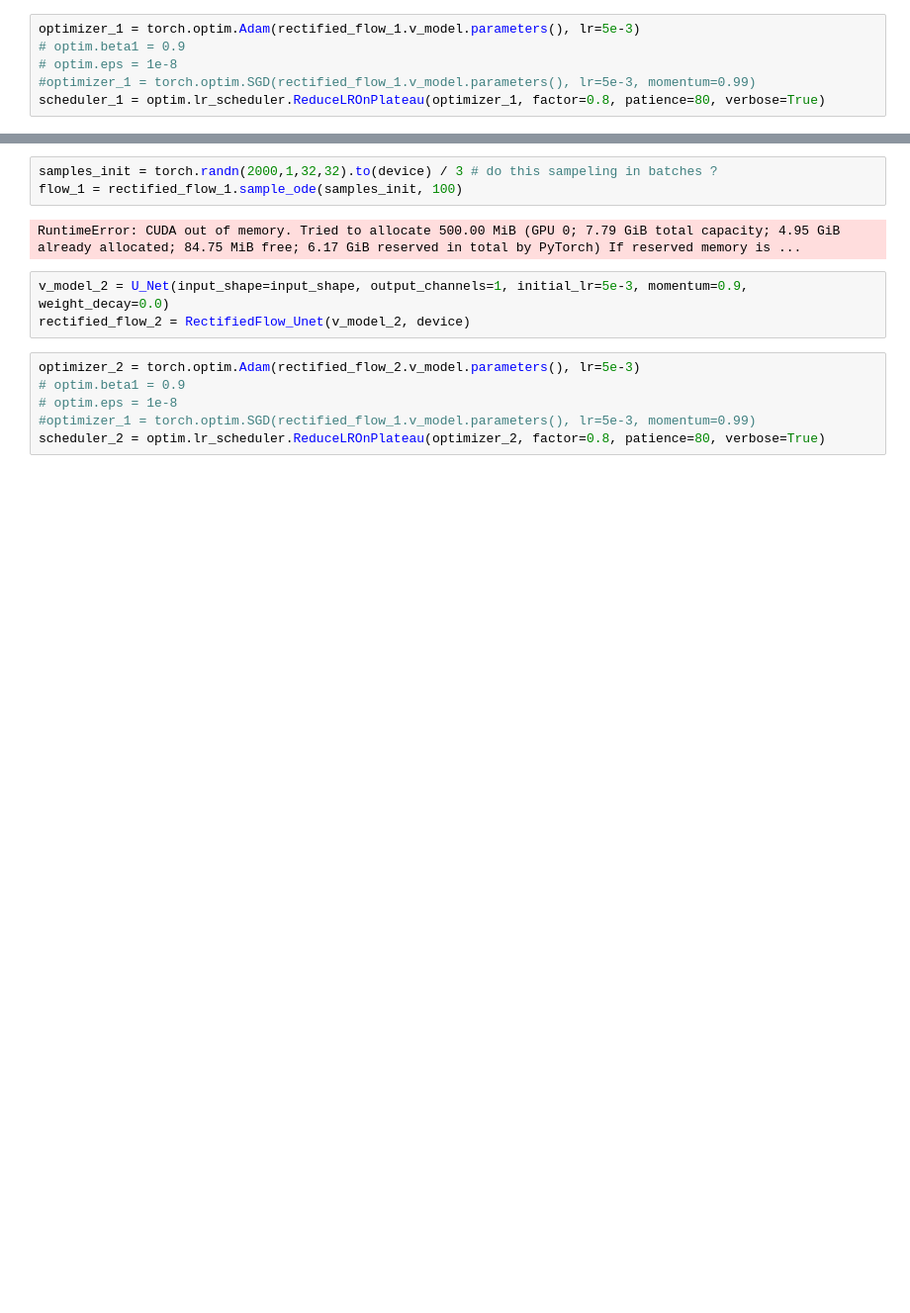
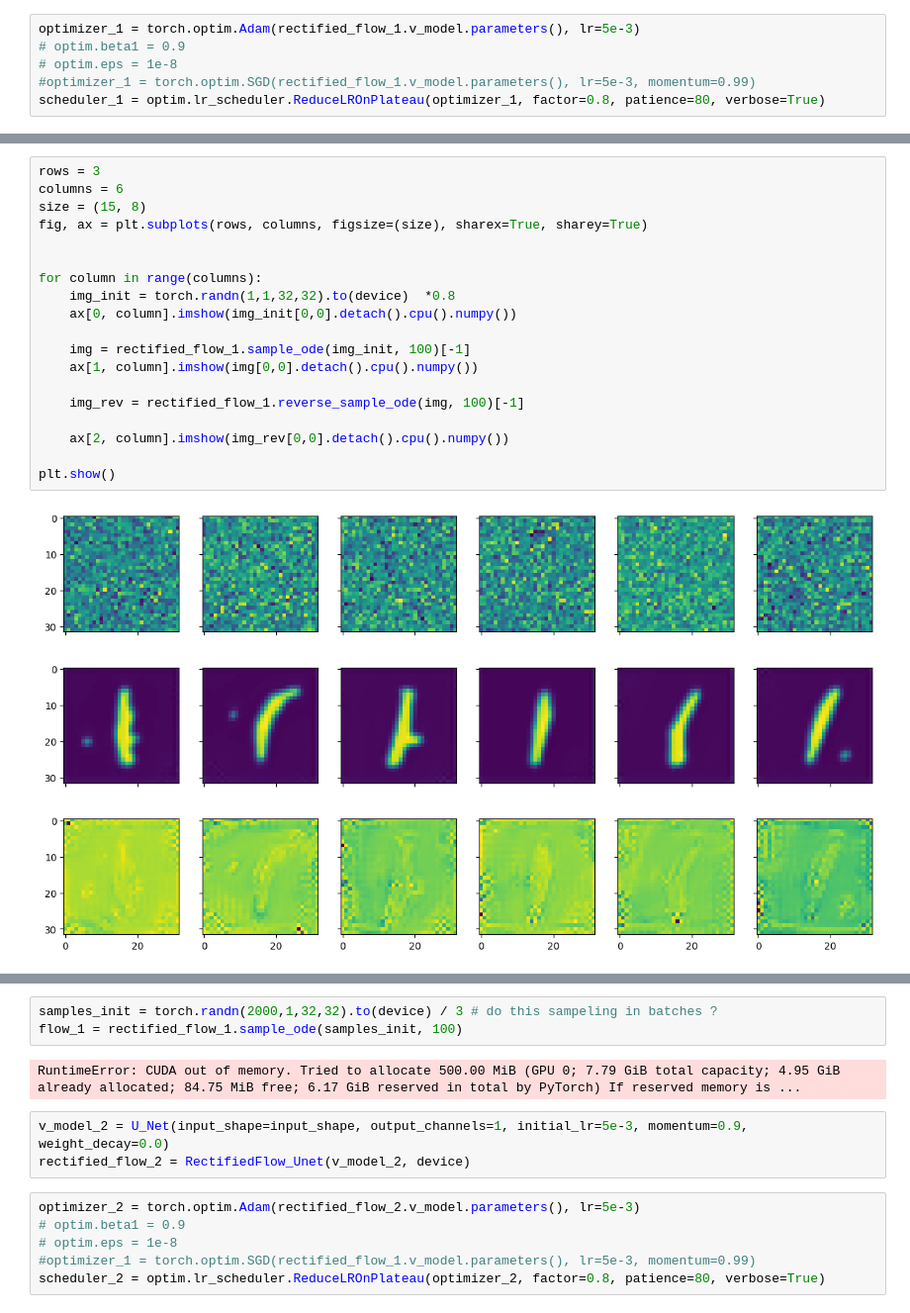
Before and after one commit to HeiseMax/RectifiedFlow, a Jupyter notebook: MNIST_1a4_Unet_big.ipynb, the cells around one changed output, grey strips where cells are left out. Shown at 99% size. Drawn from its saved outputs; the diff is of its cells as text; blank space fills up the shorter version.

```diff
--- a/MNIST_1a4_Unet_big.ipynb
+++ b/MNIST_1a4_Unet_big.ipynb
@@ -133,0 +156,21 @@ plt.show()
+# %%
+rows = 3
+columns = 6
+size = (15, 8)
+fig, ax = plt.subplots(rows, columns, figsize=(size), sharex=True, sharey=True)
+
+
+for column in range(columns):
+    img_init = torch.randn(1,1,32,32).to(device)  *0.8
+    ax[0, column].imshow(img_init[0,0].detach().cpu().numpy())
+
+    img = rectified_flow_1.sample_ode(img_init, 100)[-1]
+    ax[1, column].imshow(img[0,0].detach().cpu().numpy())
+
+    img_rev = rectified_flow_1.reverse_sample_ode(img, 100)[-1]
+
+    ax[2, column].imshow(img_rev[0,0].detach().cpu().numpy())
+
+plt.show()
+# %% [output]
+[figure, added]
```
Also changed, not shown: parts of 14 cells of this notebook, 40 other files.
